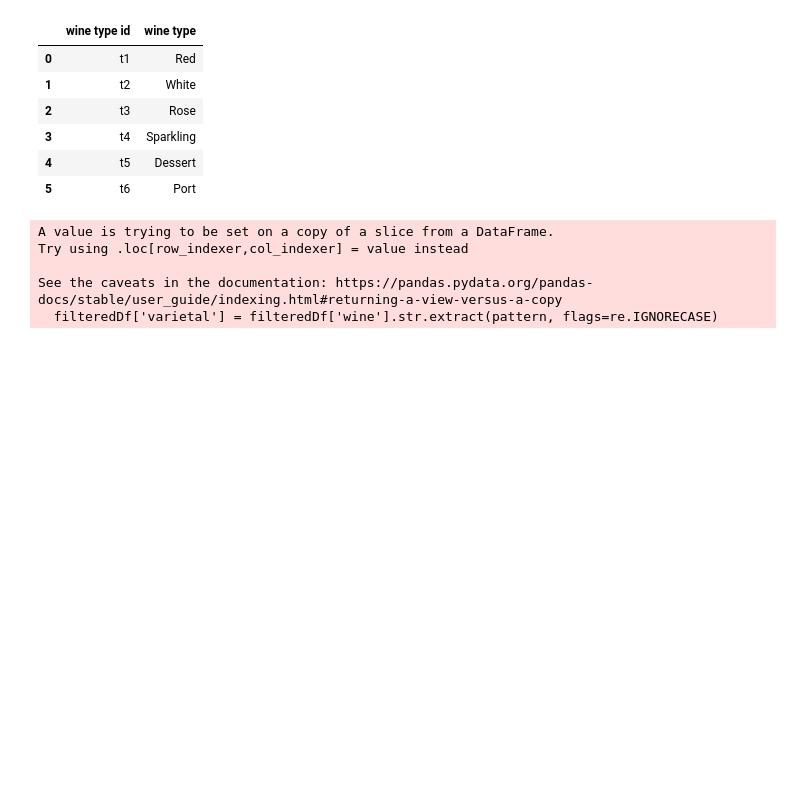
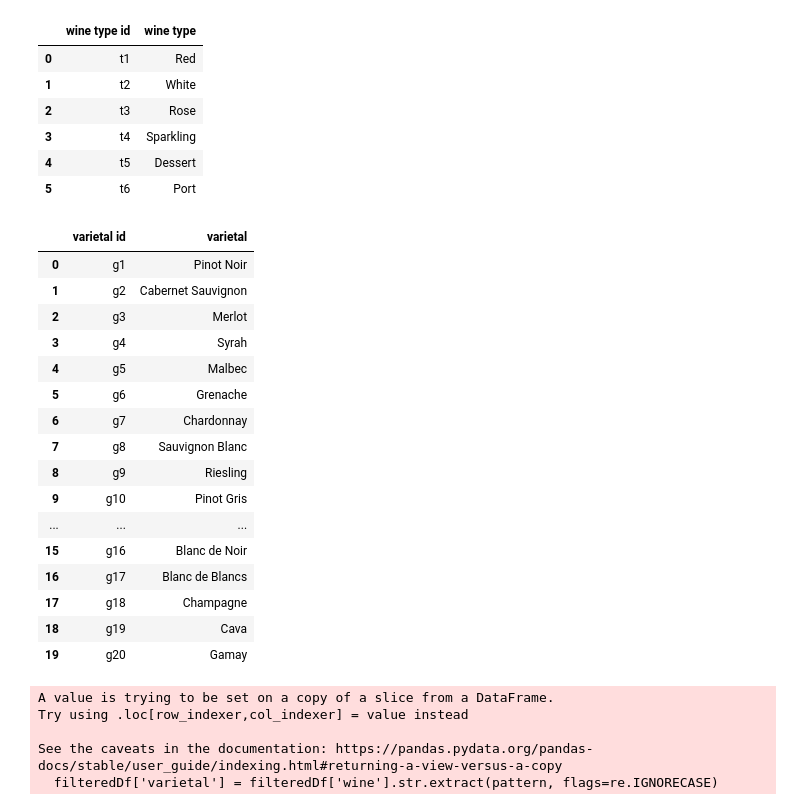
Before and after one commit to SantDRS/G3_Project3, a Jupyter notebook: starterCode.ipynb, the cells around one changed output. Drawn from its saved outputs; the diff is of its cells as text; code cells hidden in the pictures; blank space fills up the shorter version.

```diff
--- a/starterCode.ipynb
+++ b/starterCode.ipynb
@@ -296,6 +315,28 @@ region_df.to_csv('region.csv', index = False)
 country_df.to_csv('country.csv', index = False)
 # %%
 varietalLs = ['Pinot Noir', 'Cabernet Sauvignon', 'Merlot', 'Syrah', 'Malbec', 'Grenache', 'Chardonnay', 'Sauvignon Blanc', 'Riesling', 'Pinot Gris', 'Chenin Blanc', 'Moscato', 'Albariño', 'Viognier','Prosecco', 'Blanc de Noir', "Blanc de Blancs", 'Champagne', 'Cava','Gamay']
+varietalID = wineTypeID = ['g'+str(id+1) for id in range(len(varietalLs))]
+varietal_df = pd.DataFrame({'varietal id':varietalID,'varietal':varietalLs})
+
+varietal_df
+# %% [output]
+|  | varietal id | varietal |
+| 0 | g1 | Pinot Noir |
+| 1 | g2 | Cabernet Sauvignon |
+| 2 | g3 | Merlot |
+| 3 | g4 | Syrah |
+| 4 | g5 | Malbec |
+| 5 | g6 | Grenache |
+| 6 | g7 | Chardonnay |
+| 7 | g8 | Sauvignon Blanc |
+| 8 | g9 | Riesling |
+| 9 | g10 | Pinot Gris |
+| ... | ... | ... |
+| 15 | g16 | Blanc de Noir |
+| 16 | g17 | Blanc de Blancs |
+| 17 | g18 | Champagne |
+| 18 | g19 | Cava |
+| 19 | g20 | Gamay |
 # %%
 import re
 # %%
```
Also changed, not shown: parts of 26 cells of this notebook, 7 other files.
